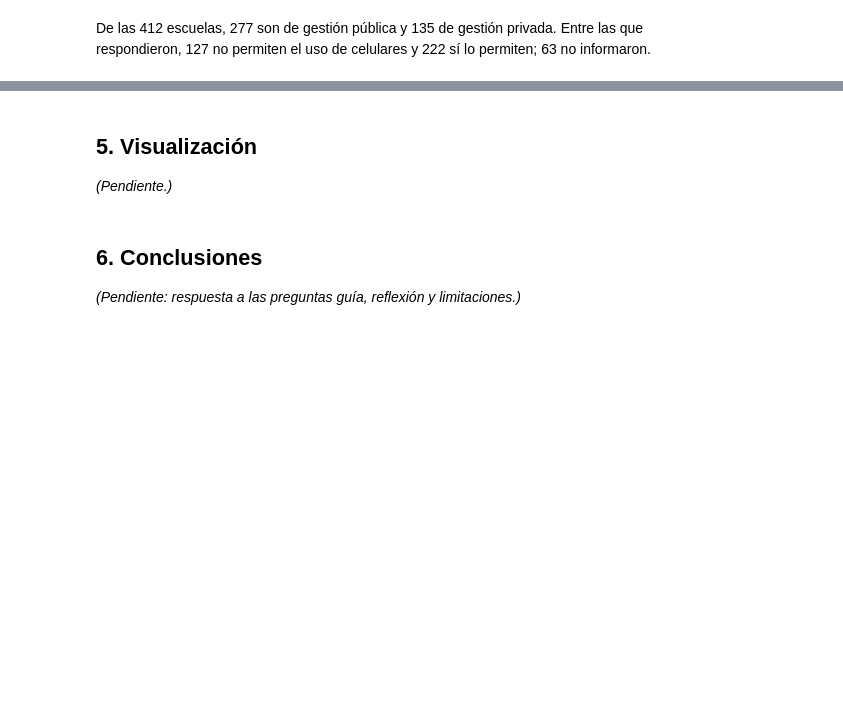
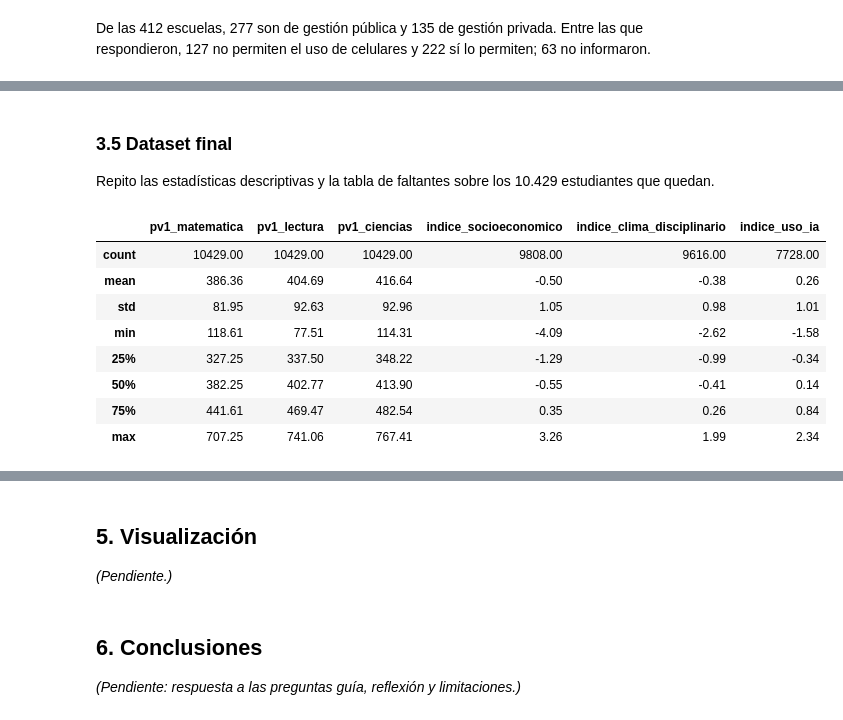
Before and after one commit to ManuelBernardez/PISA-data-analysis, a Jupyter notebook: data_challenge_pisa_argentina.ipynb, the cells around one changed output, grey strips where cells are left out. Cells and saved outputs as stored; diff of their text form; code cells hidden in the pictures; blank space fills up the shorter version.

```diff
--- a/data_challenge_pisa_argentina.ipynb
+++ b/data_challenge_pisa_argentina.ipynb
@@ -162,6 +167,7 @@ nombres_estudiantes = {
     'MALE': 'genero',
     'REPEAT': 'repitio',
     'ESCS': 'indice_socioeconomico',
+    'W_FSTUWT': 'peso_final',
     'ST097Q01TA': 'clima_no_escuchan',
     'ST097Q02TA': 'clima_ruido',
     'ST097Q03TA': 'clima_esperan_silencio',
@@ -279,0 +344,8 @@ De las 412 escuelas, 277 son de gestión pública y 135 de gestión privada. Ent
+# %%
+# Columna constante: no aporta información
+estudiantes = estudiantes.drop(columns=['pais'])
+escuelas = escuelas.drop(columns=['pais'])
+
+# genero no tiene faltantes y solo toma 0 o 1, convierto el tipo de dato a entero
+estudiantes['genero'] = estudiantes['genero'].astype(int)
+estudiantes['genero'].value_counts()
@@ -279,0 +486,10 @@ De las 412 escuelas, 277 son de gestión pública y 135 de gestión privada. Ent
+# %%
+# Columna auxiliar para separar los tres grupos
+estudiantes['respuesta_distraccion'] = 'Respondió'
+estudiantes.loc[estudiantes['distraccion_dispositivos'].isna(), 'respuesta_distraccion'] = 'Recibió el cuestionario, sin dato'
+estudiantes.loc[estudiantes['cuestionario_administrado'] == 0, 'respuesta_distraccion'] = 'No recibió el cuestionario'
+
+print(estudiantes.groupby('respuesta_distraccion')['pv1_matematica'].agg(['size', 'mean']).round(1))
+
+# La columna auxiliar solo servía para esta comparación
+estudiantes = estudiantes.drop(columns=['respuesta_distraccion'])
@@ -279,0 +519,22 @@ De las 412 escuelas, 277 son de gestión pública y 135 de gestión privada. Ent
+# %%
+# Preguntas del cuestionario que uso como factores
+factores = ['celular_propio', 'clima_no_escuchan', 'clima_ruido', 'clima_esperan_silencio',
+            'clima_no_trabajan', 'clima_tardan_empezar', 'distraccion_dispositivos',
+            'indice_clima_disciplinario', 'ocio_horas_escuela', 'ocio_horas_dias_habiles',
+            'ocio_horas_finde', 'redes_horas_dia_habil', 'presion_responder_en_clase',
+            'ia_resumir', 'ia_investigar', 'ia_redactar', 'ia_aprender', 'indice_uso_ia',
+            'ia_frecuencia_escuela', 'indice_socioeconomico']
+
+# True si el estudiante no tiene ninguna respuesta en esas columnas
+sin_respuestas = estudiantes[factores].notna().sum(axis=1) == 0
+print('Estudiantes sin ninguna respuesta en los factores:', sin_respuestas.sum())
+
+# ¿Cuántos de ellos son los que no recibieron el cuestionario?
+print(estudiantes.loc[sin_respuestas, 'cuestionario_administrado'].value_counts())
+
+promedio_antes = estudiantes['pv1_matematica'].mean()
+estudiantes = estudiantes[~sin_respuestas]
+promedio_despues = estudiantes['pv1_matematica'].mean()
+
+print('Estudiantes que quedan:', len(estudiantes))
+print('PV1 Matemática antes:', round(promedio_antes, 1), '| después:', round(promedio_despues, 1))
@@ -279,0 +553,15 @@ De las 412 escuelas, 277 son de gestión pública y 135 de gestión privada. Ent
+# %% [markdown]
+### 3.5 Dataset final
+Repito las estadísticas descriptivas y la tabla de faltantes sobre los 10.429 estudiantes que quedan.
+# %%
+estudiantes[columnas_numericas].describe().round(2)
+# %% [output]
+|  | pv1_matematica | pv1_lectura | pv1_ciencias | indice_socioeconomico | indice_clima_disciplinario | indice_uso_ia |
+| count | 10429.00 | 10429.00 | 10429.00 | 9808.00 | 9616.00 | 7728.00 |
+| mean | 386.36 | 404.69 | 416.64 | -0.50 | -0.38 | 0.26 |
+| std | 81.95 | 92.63 | 92.96 | 1.05 | 0.98 | 1.01 |
+| min | 118.61 | 77.51 | 114.31 | -4.09 | -2.62 | -1.58 |
+| 25% | 327.25 | 337.50 | 348.22 | -1.29 | -0.99 | -0.34 |
+| 50% | 382.25 | 402.77 | 413.90 | -0.55 | -0.41 | 0.14 |
+| 75% | 441.61 | 469.47 | 482.54 | 0.35 | 0.26 | 0.84 |
+| max | 707.25 | 741.06 | 767.41 | 3.26 | 1.99 | 2.34 |
```
Also changed, not shown: parts of 100 cells of this notebook, 1 other file.
